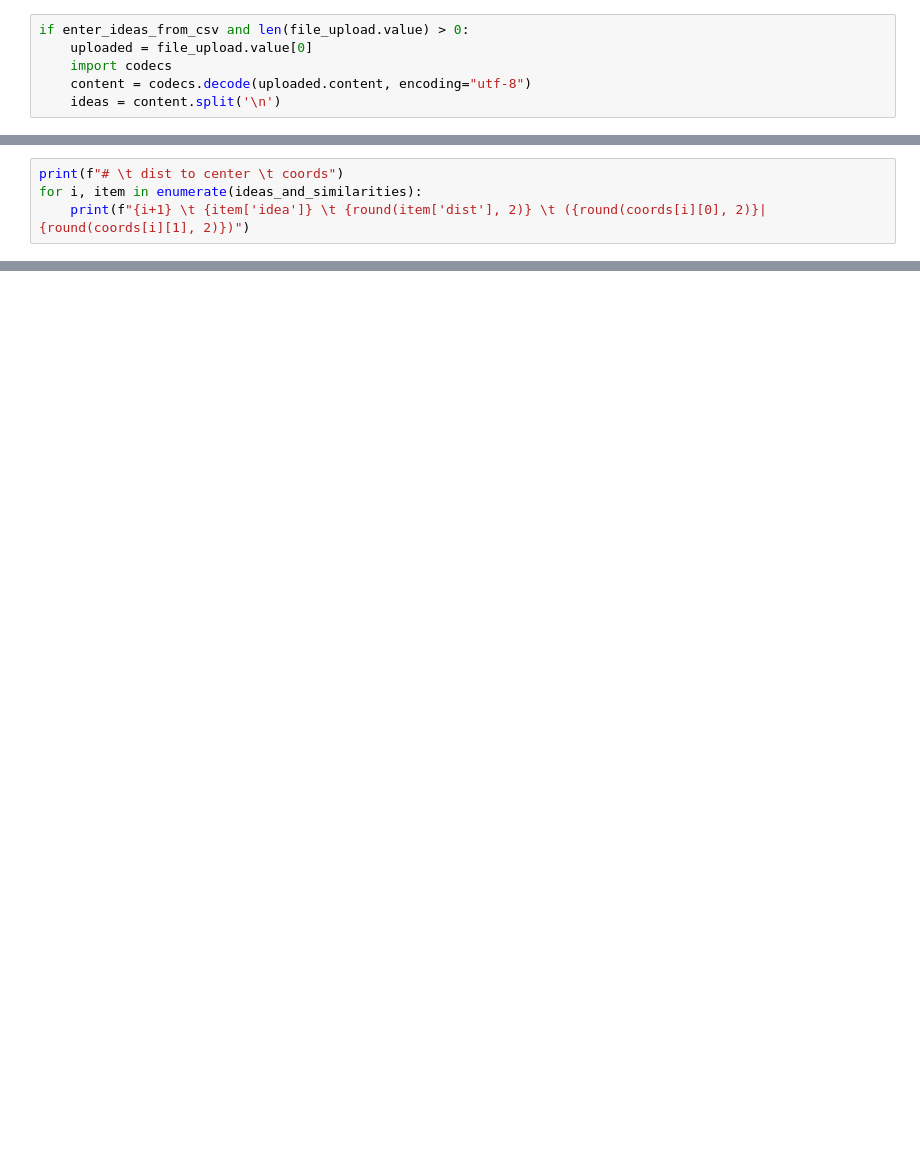
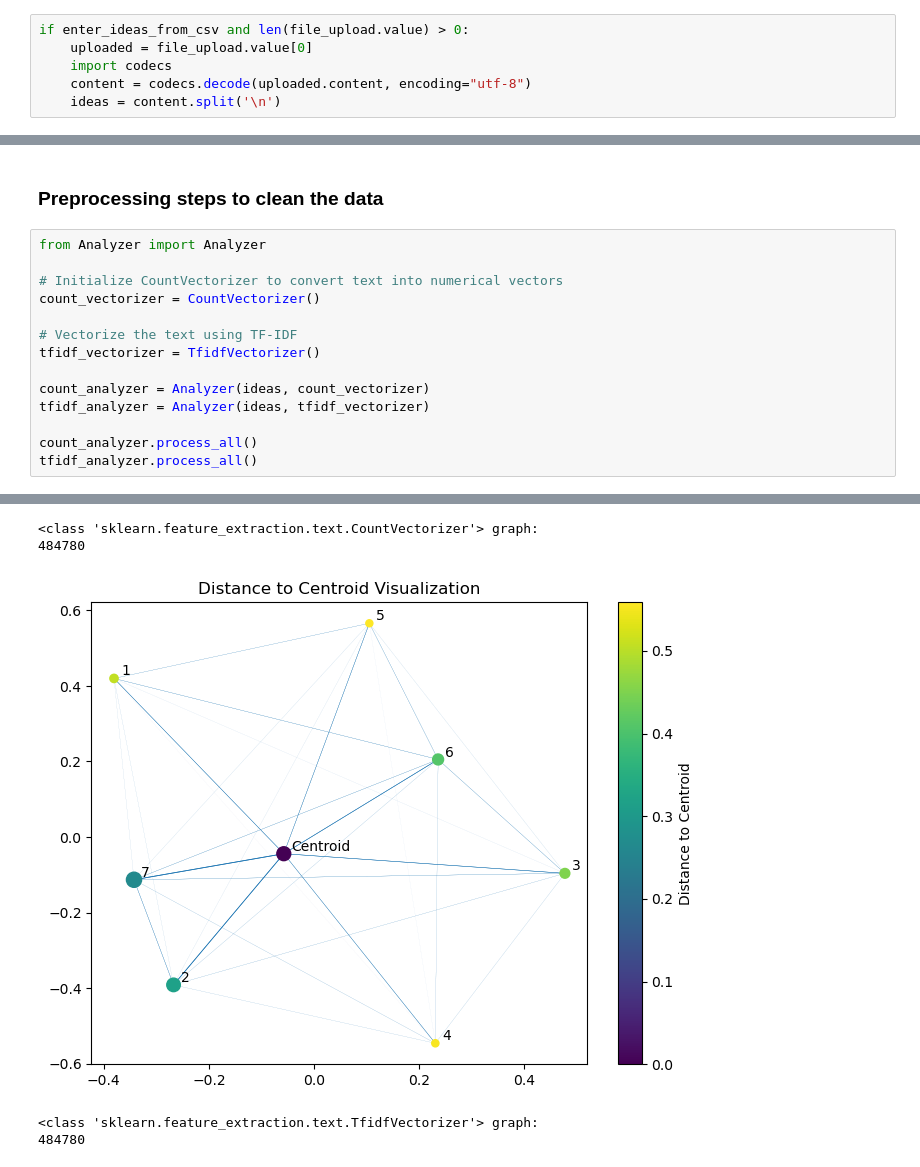
Before and after one commit to derjogi/simscore-frontend, a Jupyter notebook: api/centroid_plots.ipynb, the cells around one changed output, grey strips where cells are left out. Drawn from its saved outputs; the diff is of its cells as text; blank space fills up the shorter version.

Commit message:
* Move functionality to Analyze.py * Add embedding code * a tiny bit of doing graph with js

```diff
--- a/api/centroid_plots.ipynb
+++ b/api/centroid_plots.ipynb
@@ -135,4 +54,0 @@ plt.show()
-# %%
-print(f"# \t dist to center \t coords")
-for i, item in enumerate(ideas_and_similarities):
-    print(f"{i+1} \t {item['idea']} \t {round(item['dist'], 2)} \t ({round(coords[i][0], 2)}|{round(coords[i][1], 2)})")
@@ -212,0 +158,17 @@ plt.show()
+# %% [markdown]
+### Preprocessing steps to clean the data
+# %%
+from Analyzer import Analyzer
+
+# Initialize CountVectorizer to convert text into numerical vectors
+count_vectorizer = CountVectorizer()
+
+# Vectorize the text using TF-IDF
+tfidf_vectorizer = TfidfVectorizer()
+
+count_analyzer = Analyzer(ideas, count_vectorizer)
+tfidf_analyzer = Analyzer(ideas, tfidf_vectorizer)
+
+count_analyzer.process_all()
+tfidf_analyzer.process_all()
+# %% [output]
@@ -212,0 +181,5 @@ plt.show()
+<class 'sklearn.feature_extraction.text.CountVectorizer'> graph:
+484780
+[figure, added]
+<class 'sklearn.feature_extraction.text.TfidfVectorizer'> graph:
+484780
```
Also changed, not shown: parts of 13 cells of this notebook, 7 other files.
